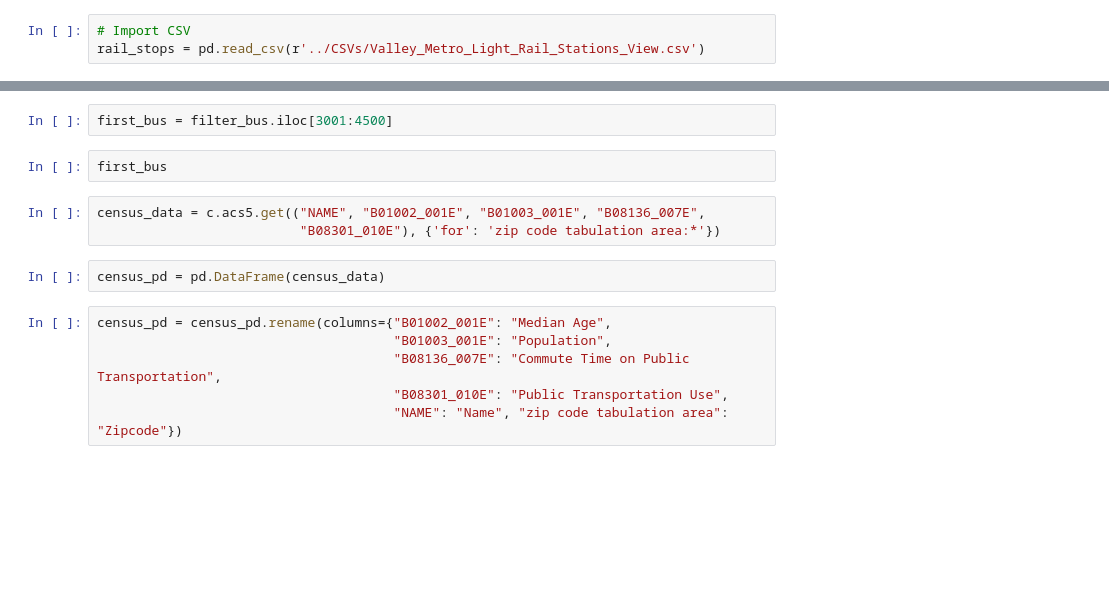
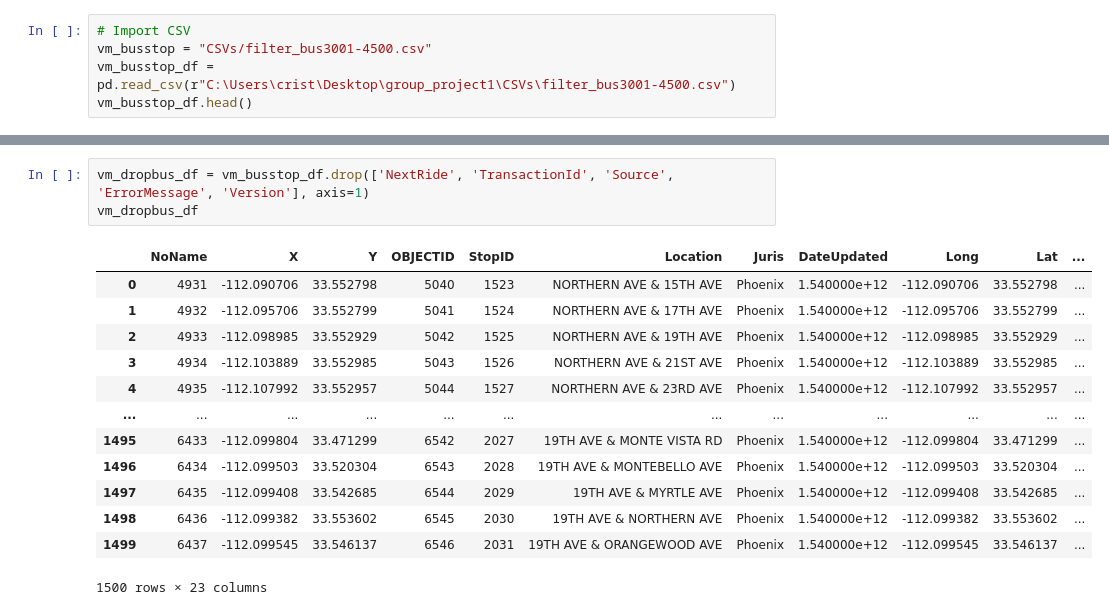
Before and after one commit to phil-wew/group_project1, a Jupyter notebook: CC/Valley Metro Bus Stops.ipynb, the cells around one changed output, grey strips where cells are left out. Drawn from its saved outputs; the diff is of its cells as text; blank space fills up the shorter version.

```diff
--- a/CC/Valley Metro Bus Stops.ipynb
+++ b/CC/Valley Metro Bus Stops.ipynb
@@ -9,3 +10,5 @@ from scipy.stats import linregress
 # %%
 # Import CSV
-rail_stops = pd.read_csv(r'../CSVs/Valley_Metro_Light_Rail_Stations_View.csv')
+vm_busstop = "CSVs/filter_bus3001-4500.csv"
+vm_busstop_df = pd.read_csv(r"C:\Users\crist\Desktop\group_project1\CSVs\filter_bus3001-4500.csv")
+vm_busstop_df.head()
@@ -74,15 +23,17 @@ filter_bus.to_csv(r'../CSVs/filter_bus.csv')
-# %%
-first_bus = filter_bus.iloc[3001:4500]
-# %%
-first_bus
-# %%
-census_data = c.acs5.get(("NAME", "B01002_001E", "B01003_001E", "B08136_007E",
-                          "B08301_010E"), {'for': 'zip code tabulation area:*'})
-# %%
-census_pd = pd.DataFrame(census_data)
-# %%
-census_pd = census_pd.rename(columns={"B01002_001E": "Median Age",
-                                      "B01003_001E": "Population",
-                                      "B08136_007E": "Commute Time on Public Transportation",
-                                      "B08301_010E": "Public Transportation Use",
-                                      "NAME": "Name", "zip code tabulation area": "Zipcode"})
+# %%
+vm_dropbus_df = vm_busstop_df.drop(['NextRide', 'TransactionId', 'Source', 'ErrorMessage', 'Version'], axis=1)
+vm_dropbus_df
+# %% [output]
+|  | NoName | X | Y | OBJECTID | StopID | Location | Juris | DateUpdated | Long | Lat | ... |
+| 0 | 4931 | -112.090706 | 33.552798 | 5040 | 1523 | NORTHERN AVE & 15TH AVE | Phoenix | 1.540000e+12 | -112.090706 | 33.552798 | ... |
+| 1 | 4932 | -112.095706 | 33.552799 | 5041 | 1524 | NORTHERN AVE & 17TH AVE | Phoenix | 1.540000e+12 | -112.095706 | 33.552799 | ... |
+| 2 | 4933 | -112.098985 | 33.552929 | 5042 | 1525 | NORTHERN AVE & 19TH AVE | Phoenix | 1.540000e+12 | -112.098985 | 33.552929 | ... |
+| 3 | 4934 | -112.103889 | 33.552985 | 5043 | 1526 | NORTHERN AVE & 21ST AVE | Phoenix | 1.540000e+12 | -112.103889 | 33.552985 | ... |
+| 4 | 4935 | -112.107992 | 33.552957 | 5044 | 1527 | NORTHERN AVE & 23RD AVE | Phoenix | 1.540000e+12 | -112.107992 | 33.552957 | ... |
+| ... | ... | ... | ... | ... | ... | ... | ... | ... | ... | ... | ... |
+| 1495 | 6433 | -112.099804 | 33.471299 | 6542 | 2027 | 19TH AVE & MONTE VISTA RD | Phoenix | 1.540000e+12 | -112.099804 | 33.471299 | ... |
+| 1496 | 6434 | -112.099503 | 33.520304 | 6543 | 2028 | 19TH AVE & MONTEBELLO AVE | Phoenix | 1.540000e+12 | -112.099503 | 33.520304 | ... |
+| 1497 | 6435 | -112.099408 | 33.542685 | 6544 | 2029 | 19TH AVE & MYRTLE AVE | Phoenix | 1.540000e+12 | -112.099408 | 33.542685 | ... |
+| 1498 | 6436 | -112.099382 | 33.553602 | 6545 | 2030 | 19TH AVE & NORTHERN AVE | Phoenix | 1.540000e+12 | -112.099382 | 33.553602 | ... |
+| 1499 | 6437 | -112.099545 | 33.546137 | 6546 | 2031 | 19TH AVE & ORANGEWOOD AVE | Phoenix | 1.540000e+12 | -112.099545 | 33.546137 | ... |
+1500 rows × 23 columns
```
Also changed, not shown: parts of 14 cells of this notebook, 1 other file.
